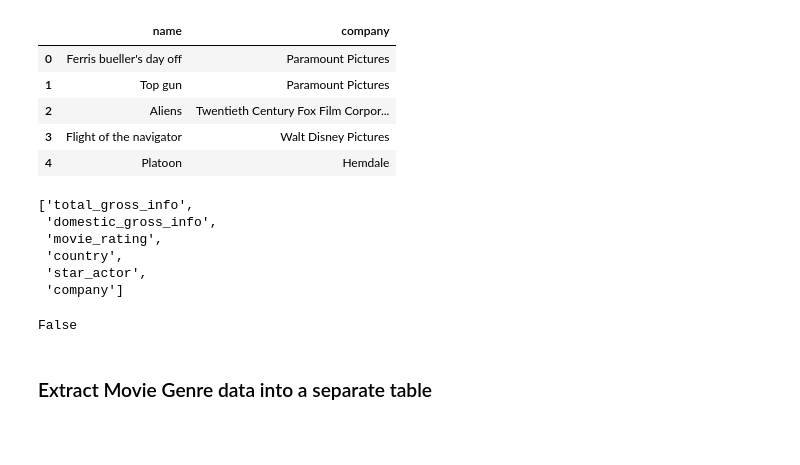
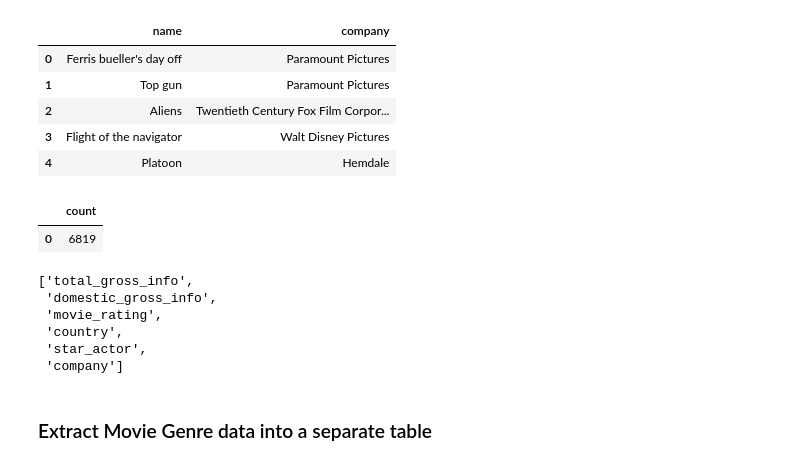
Before and after one commit to IrinaUX/Group7-ETL-Project, a Jupyter notebook: scrape_clean.ipynb, the cells around one changed output. Cells and saved outputs as stored; diff of their text form; code cells hidden in the pictures; blank space fills up the shorter version.

```diff
--- a/scrape_clean.ipynb
+++ b/scrape_clean.ipynb
@@ -568,6 +558,12 @@ pd.read_sql_query('select * from company', con=engine).head()
 | 2 | Aliens | Twentieth Century Fox Film Corpor... |
 | 3 | Flight of the navigator | Walt Disney Pictures |
 | 4 | Platoon | Hemdale |
+# %%
+# Check the size
+pd.read_sql_query('select count(*) from company', con=engine).head()
+# %% [output]
+|  | count |
+| 0 | 6819 |
 # %%
 # Check all tables in the database
 engine.table_names()
@@ -578,11 +574,6 @@ engine.table_names()
  'country',
  'star_actor',
  'company']
-# %%
-# Check for null values
-company.isnull().values.any()
-# %% [output]
-False
 # %% [markdown]
 ### Extract Movie Genre data into a separate table
 # %%
```
Also changed, not shown: parts of 20 cells of this notebook.
